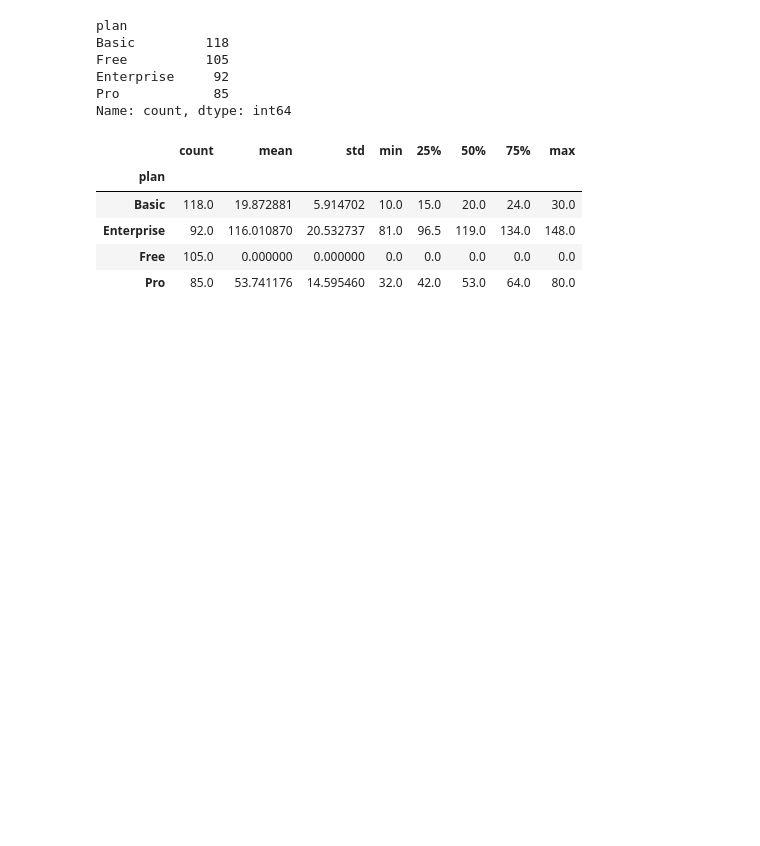
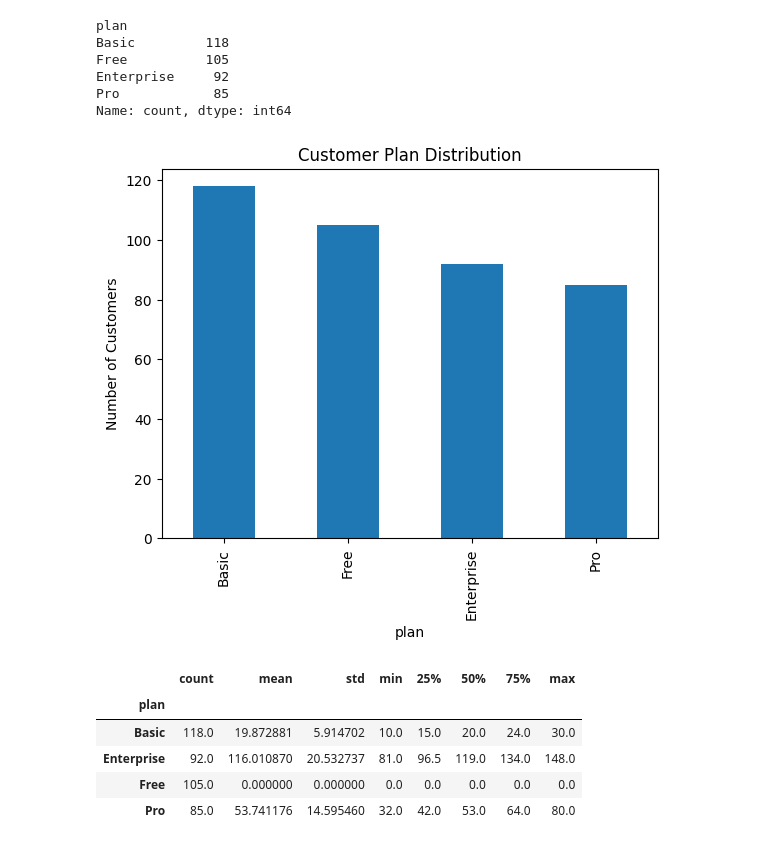
Before and after one commit to Playful-Cloud/customer-churn-behavior-analysis, a Jupyter notebook: notebooks/01_eda.ipynb, the cells around one changed output. Cells and saved outputs as stored; diff of their text form; code cells hidden in the pictures; blank space fills up the shorter version.

```diff
--- a/notebooks/01_eda.ipynb
+++ b/notebooks/01_eda.ipynb
@@ -264,6 +264,15 @@ Free          105
 Enterprise     92
 Pro            85
 Name: count, dtype: int64
+# %%
+# customer base composition
+
+account_info["plan"].value_counts().plot(kind="bar")
+plt.title("Customer Plan Distribution")
+plt.ylabel("Number of Customers")
+plt.show()
+# %% [output]
+[figure, added]
 # %%
 # Price summary by plan:
 
```
Also changed, not shown: parts of 4 cells of this notebook, 2 other files.
